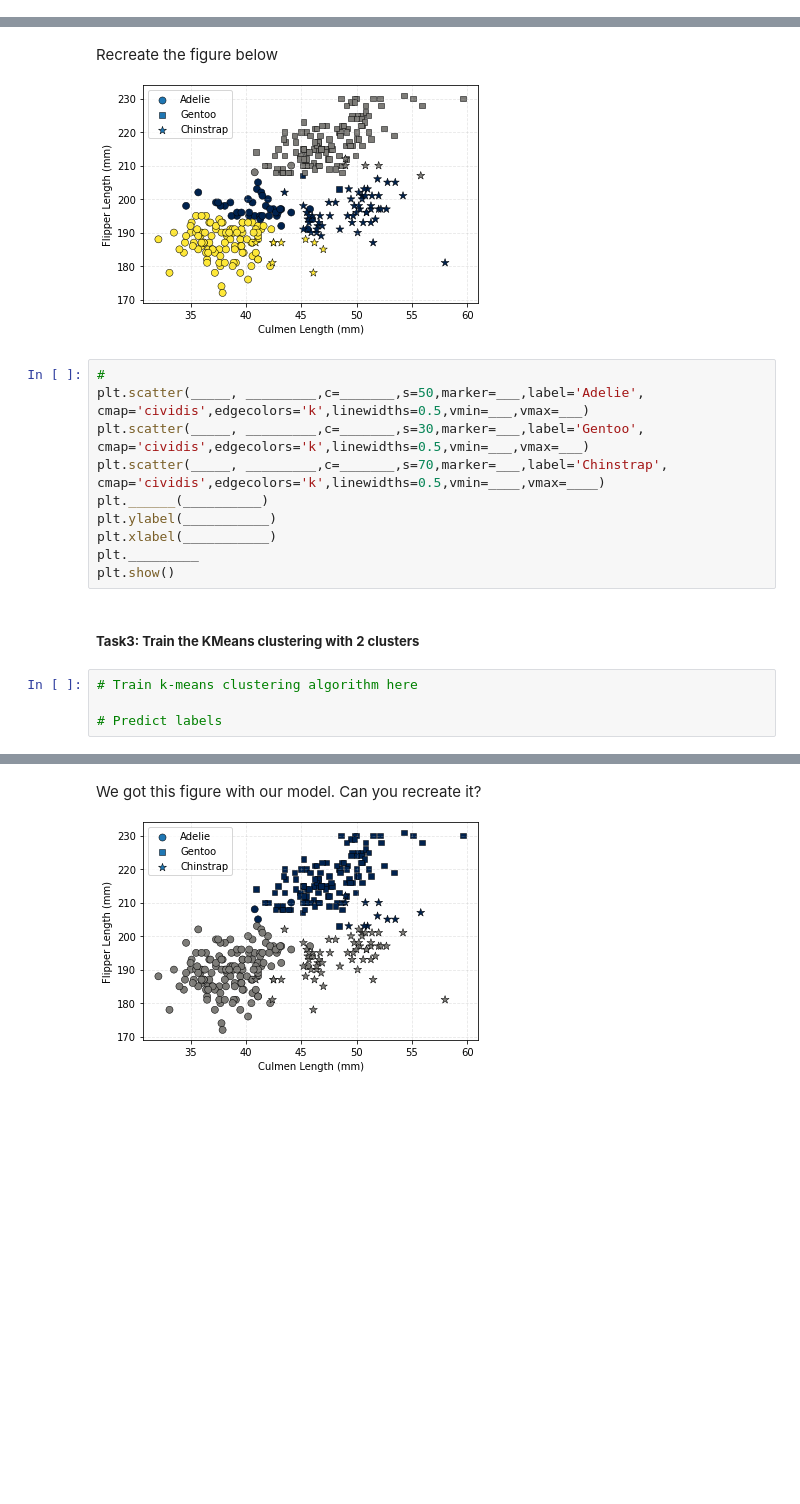
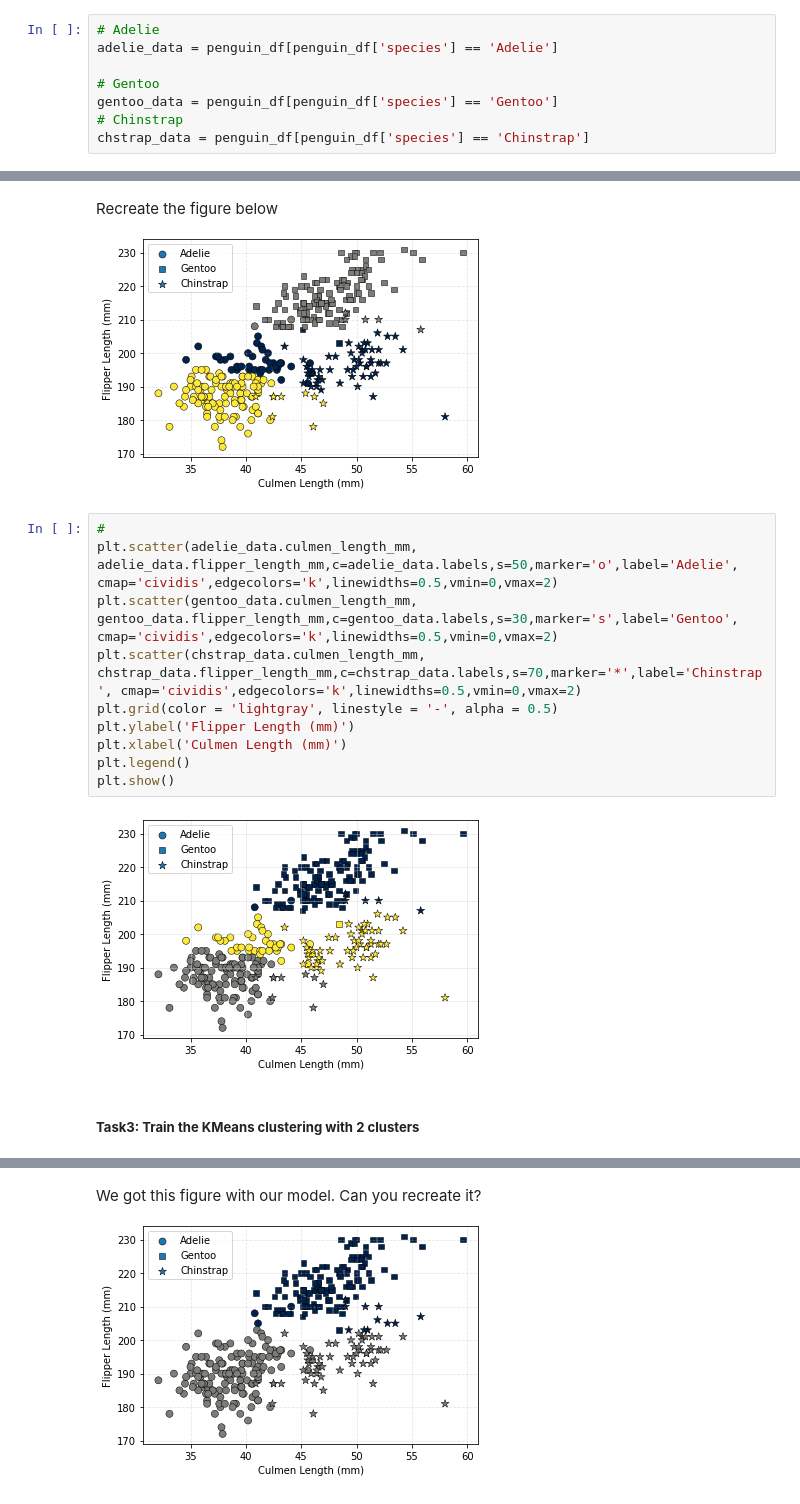
Before and after one commit to ocallaghanm/2022_Intro_Python, a Jupyter notebook: Exercises/W4_S1.ipynb, the cells around one changed output, grey strips where cells are left out. Drawn from its saved outputs; the diff is of its cells as text; blank space fills up the shorter version.

```diff
--- a/Exercises/W4_S1.ipynb
+++ b/Exercises/W4_S1.ipynb
@@ -228,0 +224,8 @@ Then extract the culmen_length_mm and flipper_length_mm of the three penguin cat
+# %%
+# Adelie
+adelie_data = penguin_df[penguin_df['species'] == 'Adelie']
+
+# Gentoo
+gentoo_data = penguin_df[penguin_df['species'] == 'Gentoo']
+# Chinstrap
+chstrap_data = penguin_df[penguin_df['species'] == 'Chinstrap']
@@ -232,17 +245,15 @@ Recreate the figure below
 ![plot3.png](embedded-picture-1)
 # %%
 #
-plt.scatter(_____, _________,c=_______,s=50,marker=___,label='Adelie', cmap='cividis',edgecolors='k',linewidths=0.5,vmin=___,vmax=___)
-plt.scatter(_____, _________,c=_______,s=30,marker=___,label='Gentoo', cmap='cividis',edgecolors='k',linewidths=0.5,vmin=___,vmax=___)
-plt.scatter(_____, _________,c=_______,s=70,marker=___,label='Chinstrap', cmap='cividis',edgecolors='k',linewidths=0.5,vmin=____,vmax=____)
-plt.______(__________)
-plt.ylabel(___________)
-plt.xlabel(___________)
-plt._________
+plt.scatter(adelie_data.culmen_length_mm, adelie_data.flipper_length_mm,c=adelie_data.labels,s=50,marker='o',label='Adelie', cmap='cividis',edgecolors='k',linewidths=0.5,vmin=0,vmax=2)
+plt.scatter(gentoo_data.culmen_length_mm, gentoo_data.flipper_length_mm,c=gentoo_data.labels,s=30,marker='s',label='Gentoo', cmap='cividis',edgecolors='k',linewidths=0.5,vmin=0,vmax=2)
+plt.scatter(chstrap_data.culmen_length_mm, chstrap_data.flipper_length_mm,c=chstrap_data.labels,s=70,marker='*',label='Chinstrap', cmap='cividis',edgecolors='k',linewidths=0.5,vmin=0,vmax=2)
+plt.grid(color = 'lightgray', linestyle = '-', alpha = 0.5)
+plt.ylabel('Flipper Length (mm)')
+plt.xlabel('Culmen Length (mm)')
+plt.legend()
 plt.show()
+# %% [output]
+[figure, added]
 # %% [markdown]
 ##### **Task3: Train the KMeans clustering with 2 clusters**
-# %%
-# Train k-means clustering algorithm here
-
-# Predict labels
```
Also changed, not shown: parts of 6 cells of this notebook.
